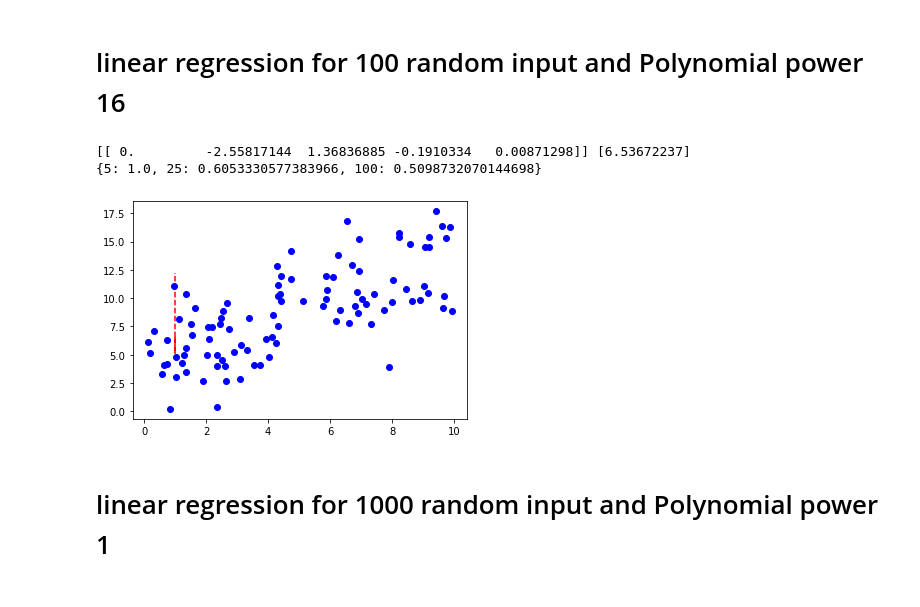
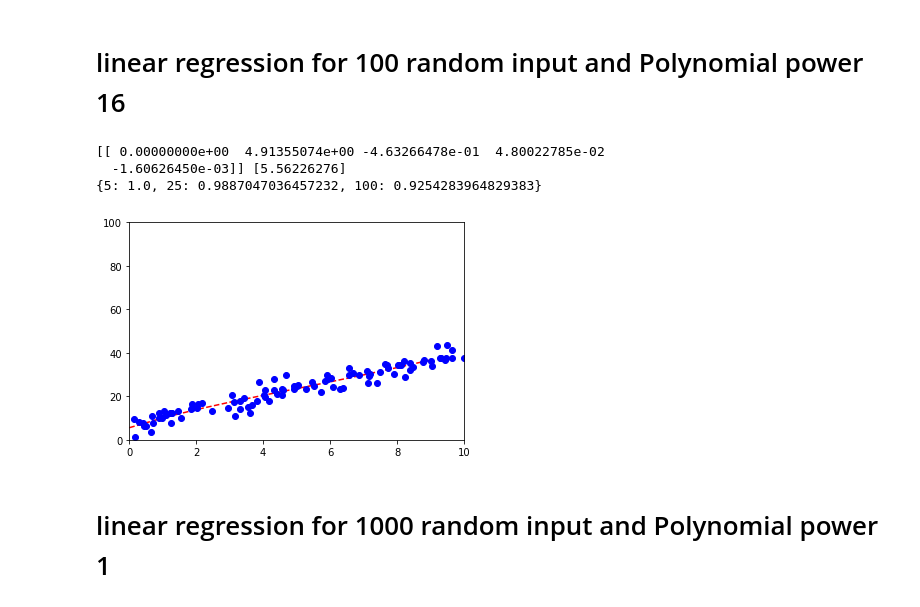
Before and after one commit to FatemeMarzani/ML_course, a Jupyter notebook: Assessments/Assessment1_LinearRegression.ipynb, the cells around one changed output. Cells and saved outputs as stored; diff of their text form; code cells hidden in the pictures.

```diff
--- a/Assessments/Assessment1_LinearRegression.ipynb
+++ b/Assessments/Assessment1_LinearRegression.ipynb
@@ -22,7 +22,7 @@ def MSE(y,h):
 # %%
 w=np.random.rand(1) * 10
 b=np.random.rand(1) * 10
-y=(w*x_5)+b
+y=(w*x_5)
 print(w,b)
 y = y + np.random.normal(scale=3, size=y.shape)
 plt.plot(x_5, y, 'bo', scalex=True, scaley=True)
@@ -35,5 +35,6 @@ y_line = lr_model.predict(x_line)
 Score_pol1={}
 Score_pol1[5]=lr_model.score(x_5,y)
 print(Score_pol1)
+plt.axis([0,10,0, 100])
 plt.plot(x_line, y_line, 'r-', scalex=True, scaley=True)
 # %% [output]
@@ -211,19 +221,21 @@ print(Score_pol4)
 # %%
 pol16= PolynomialFeatures(degree = 4)
 x_100_16=pol16.fit_transform(x_100)
 lr_model.fit(x_100_16, y)
 print(lr_model.coef_,lr_model.intercept_)
 x_line = np.arange(0, 10, 1).reshape(-1, 1)
 x_line = pol16.fit_transform(x_line)
 y_line = lr_model.predict(x_line)
-plt.plot(x_line[:, 0], y_line, 'r--')
+plt.axis([0,10,0, 100])
+plt.plot(x_line[:, 1], y_line, 'r--')
 plt.plot(x_100, y, 'bo')
 Score_pol16[100]=lr_model.score(x_100_16,y)
 print(Score_pol16)
 # %% [output]
-[[ 0.         -2.55817144  1.36836885 -0.1910334   0.00871298]] [6.53672237]
-{5: 1.0, 25: 0.6053330577383966, 100: 0.5098732070144698}
+[[ 0.00000000e+00  4.91355074e+00 -4.63266478e-01  4.80022785e-02
+  -1.60626450e-03]] [5.56226276]
+{5: 1.0, 25: 0.9887047036457232, 100: 0.9254283964829383}
-[figure, old version]
+[figure, new version]
 # %% [markdown]
 # linear regression for 1000 random input and Polynomial power 1
 # %%
```
Also changed, not shown: parts of 13 cells of this notebook.
